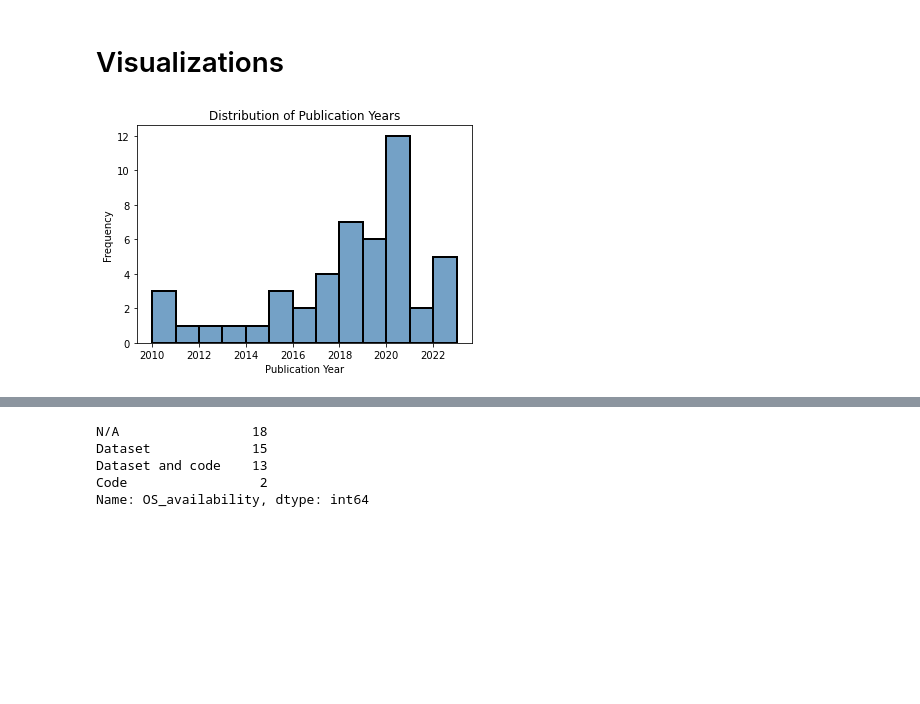
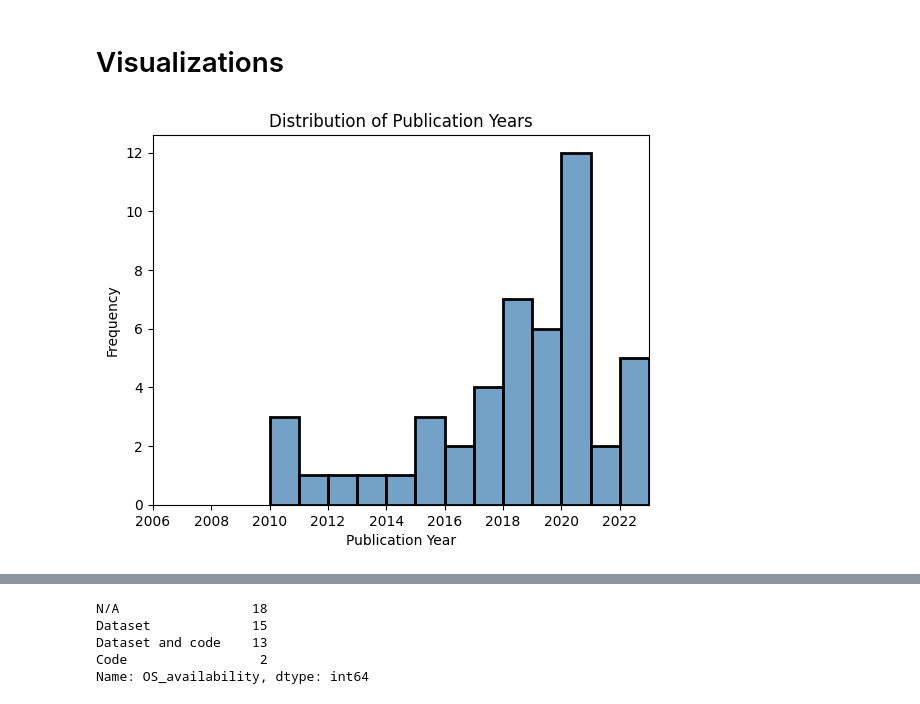
Before and after one commit to jteijema/Code-for-Simulation-Based-Active-Learning-for-Systematic-Reviews, a Jupyter notebook: Code/Papers/papers.ipynb, the cells around one changed output, grey strips where cells are left out. Saved outputs shown, nothing was run; the diff lists cells and outputs as text; code cells hidden in the pictures; blank space fills up the shorter version.

Commit message:
Update images

```diff
--- a/Code/Papers/papers.ipynb
+++ b/Code/Papers/papers.ipynb
@@ -31,17 +31,18 @@ df = pd.read_excel('..\..\Table_1_Paper_metrics.xlsx')
 # %%
 # Distribution of publication years
 plt.figure()
-min_year = int(df['Year'].min())
+min_year = 2006
 max_year = int(df['Year'].max())
-sns.histplot(data=df, x='Year', bins=range(min_year, max_year+1), kde=False, linewidth=2, color='steelblue')
+sns.histplot(data=df, x='Year', bins=(13), kde=False, linewidth=2, color='steelblue')
+plt.xlim(min_year, max_year)
 plt.xlabel('Publication Year')
 plt.ylabel('Frequency')
 plt.title('Distribution of Publication Years')
 
 # save figure
 plt.savefig('Distribution of Publication Years.png', dpi=300)
 # %% [output]
-[figure, old version]
+[figure, new version]
 # %%
 # Number of datasets used for simulations
 plt.figure(figsize=(16, 4))
```
Also changed, not shown: parts of 6 cells of this notebook, 15 other files.
